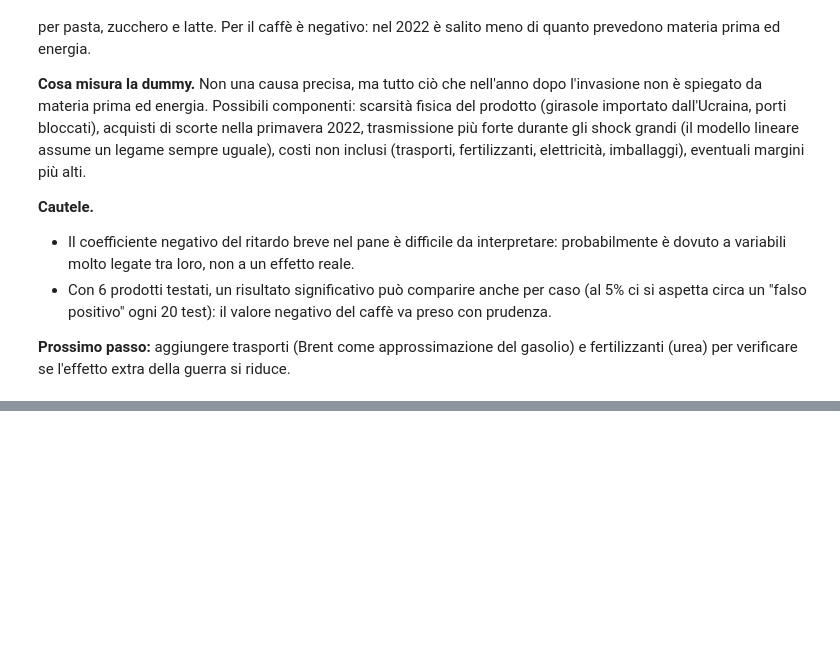
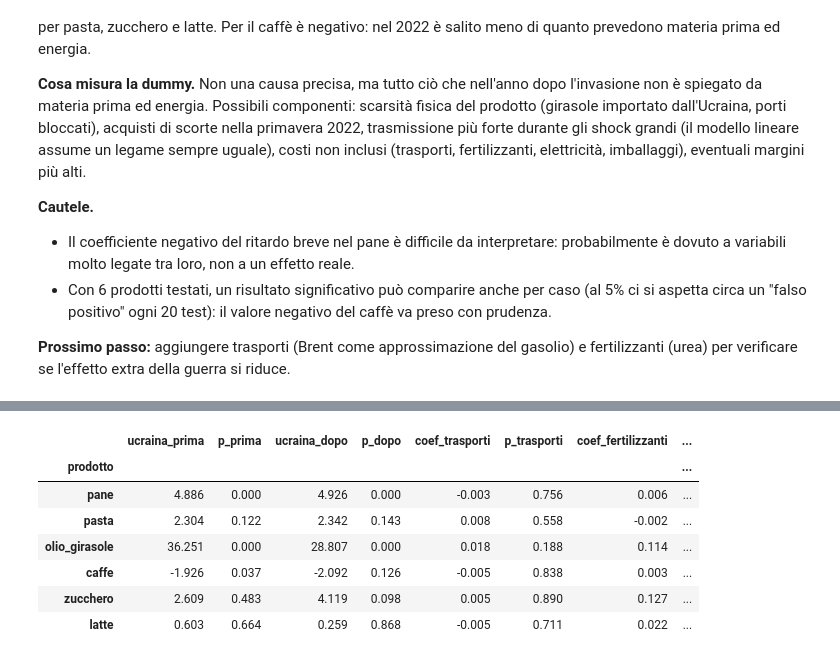
Before and after one commit to emamercadante03-sketch/carrello-crisi-geopolitiche, a Jupyter notebook: notebooks/04_modello.ipynb, the cells around one changed output, grey strips where cells are left out. Saved outputs shown, nothing was run; the diff lists cells and outputs as text; code cells hidden in the pictures; blank space fills up the shorter version.

```diff
--- a/notebooks/04_modello.ipynb
+++ b/notebooks/04_modello.ipynb
@@ -278,21 +281,17 @@ CONFRONTI = {
     "caffe": "caffe_robusta", "zucchero": "zucchero_mondo", "latte": "fao_latticini",
 }
 
-righe, modelli = [], {}
+righe = []
 for prodotto, materia in CONFRONTI.items():
-    mod, df_p, lag_m, lag_g = modello_prodotto(prodotto, materia)
-    modelli[prodotto] = (mod, df_p)
-    riga = {
+    mod, df_p, lags = modello_prodotto(prodotto, materia, controlli={"gas": "gas_europa"})
+    righe.append({
         "prodotto": prodotto,
-        "lag_materia": lag_m, "coef_materia": mod.params["materia"], "p_materia": mod.pvalues["materia"],
+        "lag_materia": lags["materia"], "coef_materia": mod.params["materia"], "p_materia": mod.pvalues["materia"],
         "coef_breve": mod.params["materia_breve"], "p_breve": mod.pvalues["materia_breve"],
-        "lag_gas": lag_g, "coef_gas": mod.params["gas"], "p_gas": mod.pvalues["gas"],
-    }
-    for nome in CRISI:
-        riga[f"coef_{nome}"] = mod.params[nome]
-        riga[f"p_{nome}"] = mod.pvalues[nome]
-    riga["R2"] = mod.rsquared
-    righe.append(riga)
+        "lag_gas": lags["gas"], "coef_gas": mod.params["gas"], "p_gas": mod.pvalues["gas"],
+        "coef_ucraina": mod.params["ucraina"], "p_ucraina": mod.pvalues["ucraina"],
+        "R2": mod.rsquared,
+    })
 
 riepilogo = pd.DataFrame(righe).set_index("prodotto").round(3)
 riepilogo
@@ -348,0 +361,26 @@ e fertilizzanti (urea) per verificare se l'effetto extra della guerra si riduce.
+# %%
+righe, modelli = [], {}
+for prodotto, materia in CONFRONTI.items():
+    base, _, _ = modello_prodotto(prodotto, materia, controlli={"gas": "gas_europa"})
+    completo, df_p, lags = modello_prodotto(prodotto, materia)
+    modelli[prodotto] = (completo, df_p)
+    righe.append({
+        "prodotto": prodotto,
+        "ucraina_prima": base.params["ucraina"], "p_prima": base.pvalues["ucraina"],
+        "ucraina_dopo": completo.params["ucraina"], "p_dopo": completo.pvalues["ucraina"],
+        "coef_trasporti": completo.params["trasporti"], "p_trasporti": completo.pvalues["trasporti"],
+        "coef_fertilizzanti": completo.params["fertilizzanti"], "p_fertilizzanti": completo.pvalues["fertilizzanti"],
+        "R2_prima": base.rsquared, "R2_dopo": completo.rsquared,
+    })
+
+confronto = pd.DataFrame(righe).set_index("prodotto").round(3)
+confronto
+# %% [output]
+|  | ucraina_prima | p_prima | ucraina_dopo | p_dopo | coef_trasporti | p_trasporti | coef_fertilizzanti | ... |
+| prodotto |  |  |  |  |  |  |  | ... |
+| pane | 4.886 | 0.000 | 4.926 | 0.000 | -0.003 | 0.756 | 0.006 | ... |
+| pasta | 2.304 | 0.122 | 2.342 | 0.143 | 0.008 | 0.558 | -0.002 | ... |
+| olio_girasole | 36.251 | 0.000 | 28.807 | 0.000 | 0.018 | 0.188 | 0.114 | ... |
+| caffe | -1.926 | 0.037 | -2.092 | 0.126 | -0.005 | 0.838 | 0.003 | ... |
+| zucchero | 2.609 | 0.483 | 4.119 | 0.098 | 0.005 | 0.890 | 0.127 | ... |
+| latte | 0.603 | 0.664 | 0.259 | 0.868 | -0.005 | 0.711 | 0.022 | ... |
```
Also changed, not shown: parts of 18 cells of this notebook, 7 other files.
